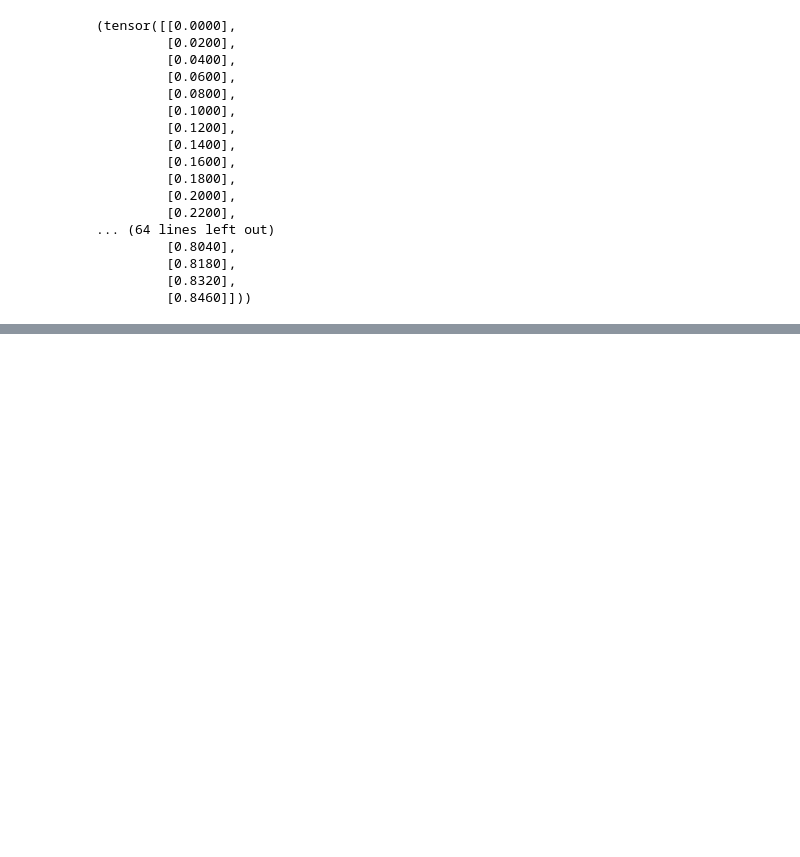
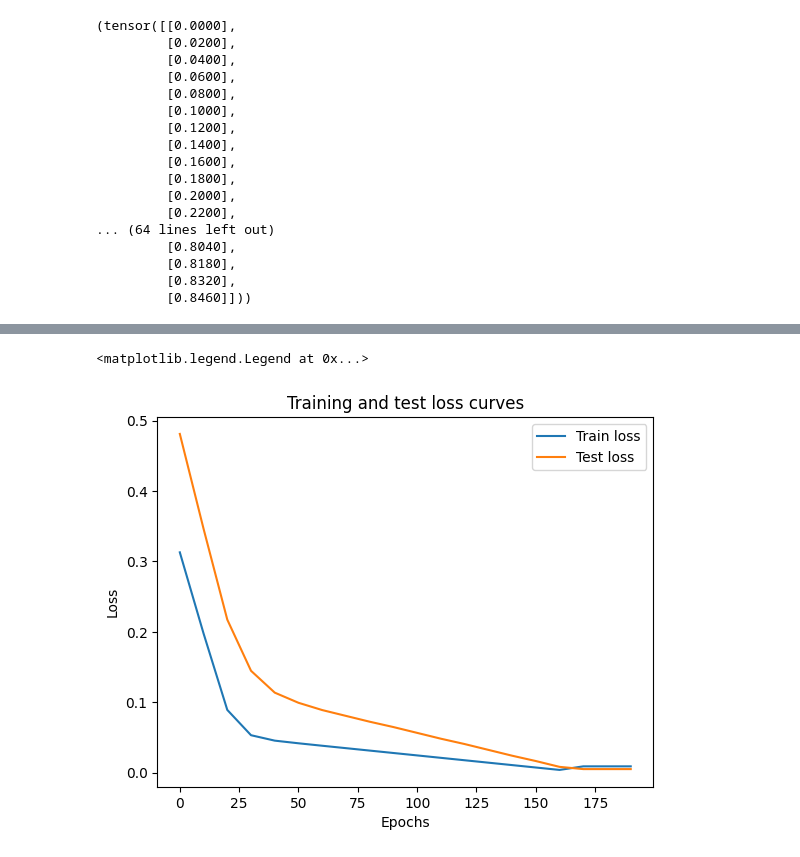
Before and after one commit to kamrulnannu/PyTorch-deep-learning, a Jupyter notebook: 001_Pytorch_workflow_video.ipynb, the cells around one changed output, grey strips where cells are left out. Cells and saved outputs as stored; diff of their text form; code cells hidden in the pictures; blank space fills up the shorter version.

```diff
--- a/001_Pytorch_workflow_video.ipynb
+++ b/001_Pytorch_workflow_video.ipynb
@@ -450,8 +450,14 @@ torch.manual_seed(42)
 
 # An epoch is one loop through the data... (this is a hyperparameter because we've set it by ourself)
 #epochs = 1
-epochs = 100
+epochs = 200
 
+# Track different values
+train_loss_values = []
+test_loss_values = []
+epoch_count = []
+
+### Training
 # 0. Loop through the data: Pass the data through the model for a number of epochs (e.g. 100 for 100 passes of the data)
 for epoch in range(epochs):
   model_0.train() # Put model in training mode which set all parameters that require gradients to require gradients
@@ -476,18 +482,25 @@ for epoch in range(epochs):
   # END OF TRAINING CODE
 
   ### BEGIN: Testing which can be put in a separate function and will be done at a later time
+
+  # 1 . Tell the model we want to evaluate rather than train (this turns off functionality used for training but not evaluation)
   model_0.eval() # turns off different setting in the model not needed for evaluation/testing (i.e. Dropout/BatchNorm layers in PyTorch)
-  with torch.inference_mode(): # turns off gradient tracking & a couple more things behind the scene. It helps code run faster
+
+  # 2. Turn on torch.inference_mode() context manager to disable functionality such as gradient tracking for inference (gradient tracking not needed for inference)
+  with torch.inference_mode(): # It helps code run faster
   # with torch.no_grad(): # You may see torch_no_grad() in older PyTorch code
-    # 1. Do the forward pass
+    # 2.1. Pass the test data through the model (this will call the model's implememted forward() method)
     test_pred = model_0(X_test)
 
-    # 2. Calculate the loss
+    # 2.2. Calculate the loss on test (how wrong the model's predictions are on the test data set, lower is better )
     test_loss = loss_fn(test_pred, y_test)
 
-  # Print out what's happening after every 10 iteration
+  # Print out what's happening after every 10 iteration to check how the model is doing during training/testing
   if (epoch % 10 == 0):
-    print(f"Epoch: {epoch} | Loss: {loss} | Test loss: {test_loss}")
+    epoch_count.append(epoch)
+    train_loss_values.append(loss)
+    test_loss_values.append(test_loss)
+    print(f"Epoch: {epoch} | MAE Train Loss: {loss} | MAE Test loss: {test_loss}")
     print(model_0.state_dict())
 
   ### END: Testing which can be put in a separate function and will be done at a later time
@@ -519,3 +553,14 @@ Parameters after final iteration: OrderedDict([('weights', tensor([0.5784])), ('
+# %%
+# plot loss curves
+plt.plot(epoch_count, np.array(torch.tensor(train_loss_values).numpy()), label="Train loss")
+plt.plot(epoch_count, test_loss_values, label="Test loss")
+plt.title("Training and test loss curves")
+plt.ylabel("Loss")
+plt.xlabel("Epochs")
+plt.legend()
+# %% [output]
+<matplotlib.legend.Legend at 0x...>
+[figure, added]
 # %%
 with torch.inference_mode():
   y_preds_new = model_0(X_test)
```
Also changed, not shown: parts of 9 cells of this notebook.
